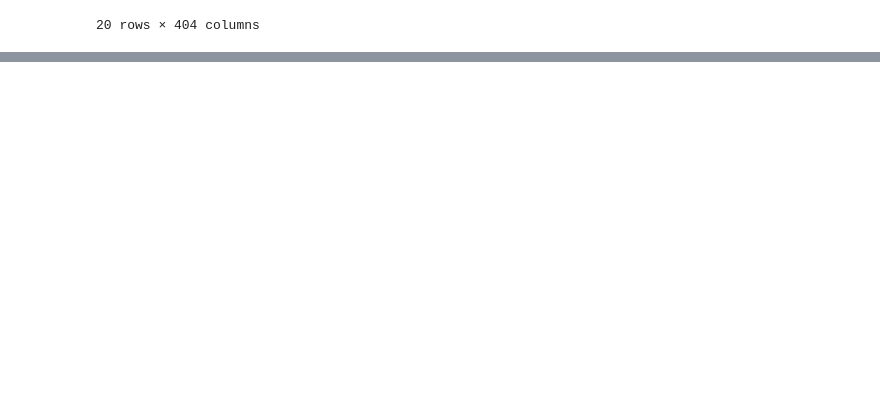
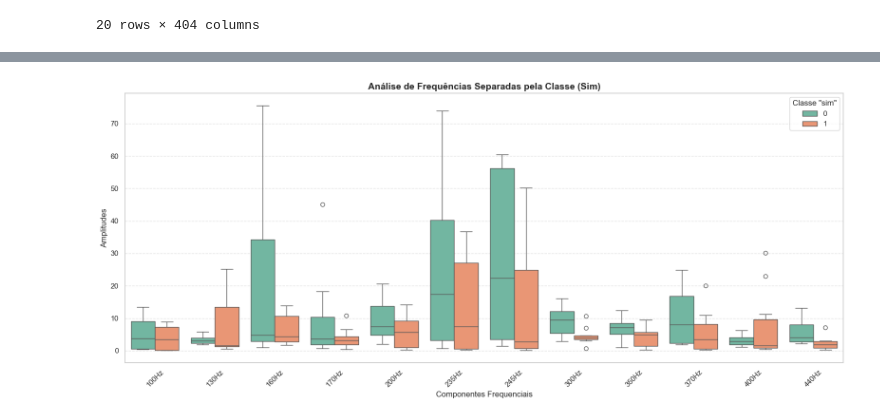
Before and after one commit to joaopedroFA/Redes-Neurais-Artificiais, a Jupyter notebook: experimentacao.ipynb, the cells around one changed output, grey strips where cells are left out. Cells and saved outputs as stored; diff of their text form; code cells hidden in the pictures; blank space fills up the shorter version.

```diff
--- a/experimentacao.ipynb
+++ b/experimentacao.ipynb
@@ -198,0 +203,4 @@ df_normalizado
+# %%
+sns.set_theme(style="whitegrid")
+
+dataset = pd.read_csv("dados.csv")
@@ -198,0 +269,29 @@ df_normalizado
+# %%
+frequencias_foco = [
+    '100Hz', '130Hz', '160Hz', '170Hz',
+    '200Hz', '235Hz', '245Hz', '300Hz',
+    '350Hz', '370Hz', '400Hz', '440Hz'
+]
+
+# 2. Reorganizar os dados para o formato "longo" que o Seaborn exige para agrupamentos
+df_long = pd.melt(dataset, id_vars=['sim'], value_vars=frequencias_foco,
+                  var_name='Frequencia', value_name='Amplitude')
+
+# 3. Configurar o gráfico
+plt.figure(figsize=(16, 7))
+
+# 4. Plotar o boxplot agrupando pelo "hue" (a coluna 'sim')
+sns.boxplot(data=df_long, x='Frequencia', y='Amplitude', hue='sim', palette='Set2')
+
+# 5. Customização
+plt.title('Análise de Frequências Separadas pela Classe (Sim)', fontsize=14, fontweight='bold')
+plt.xlabel('Componentes Frequenciais', fontsize=12)
+plt.ylabel('Amplitudes', fontsize=12)
+plt.xticks(rotation=45)
+plt.grid(axis='y', linestyle='--', alpha=0.5)
+plt.legend(title='Classe "sim"')
+
+plt.tight_layout()
+plt.show()
+# %% [output]
+[figure, added]
```
Also changed, not shown: parts of 6 cells of this notebook.
